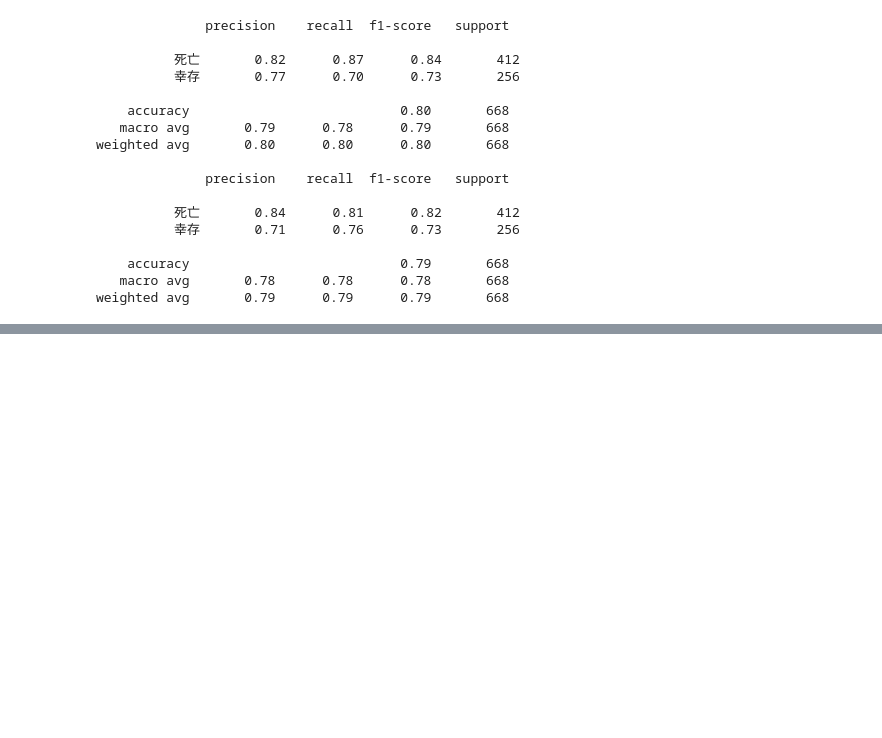
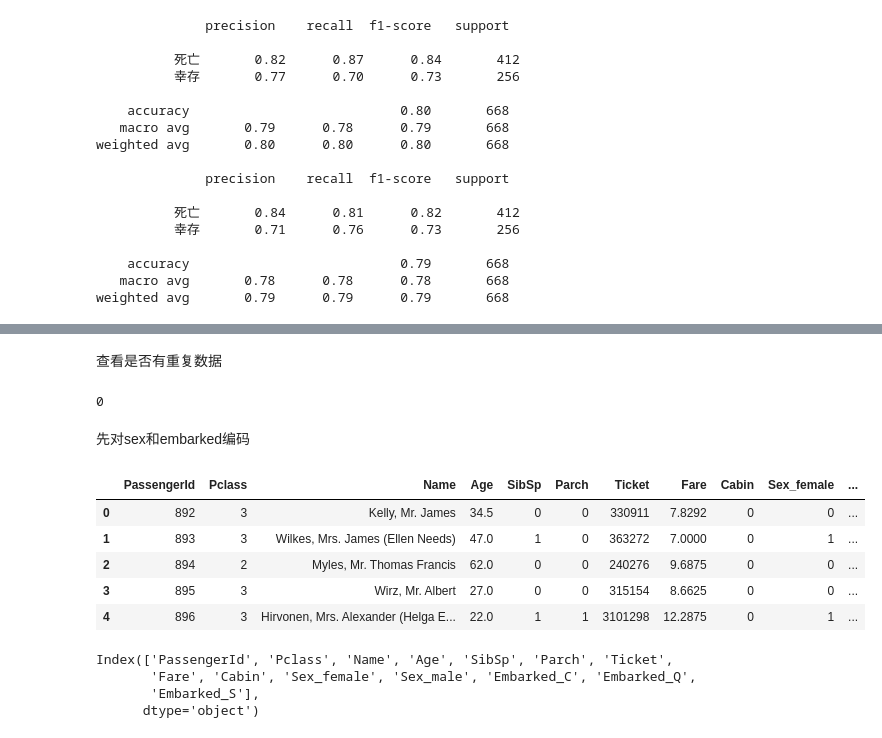
Before and after one commit to klmyty/data-analysis-datawhale, a Jupyter notebook: Chapter3/submit_kaggle.ipynb, the cells around one changed output, grey strips where cells are left out. Cells and saved outputs as stored; diff of their text form; code cells hidden in the pictures; blank space fills up the shorter version.

```diff
--- a/Chapter3/submit_kaggle.ipynb
+++ b/Chapter3/submit_kaggle.ipynb
@@ -105,0 +234,3 @@ rf = RandomForestClassifier().fit(X_train,y_train)
+# %%
+test.fillna(value=0, inplace = True)
+test.isnull().sum()
@@ -105,0 +250,32 @@ rf = RandomForestClassifier().fit(X_train,y_train)
+# %% [markdown]
+查看是否有重复数据
+# %%
+test.duplicated().sum()
+# %% [output]
+0
+# %% [markdown]
+先对sex和embarked编码
+# %%
+for column in ['Sex','Embarked']:
+    print(column)
+    encoded = pd.get_dummies(test[column], columns=column,prefix = column)
+    test = pd.concat([test, encoded], axis=1)
+test.head()
+# %%
+del test['Sex']
+del test['Embarked']
+test.head()
+# %% [output]
+|  | PassengerId | Pclass | Name | Age | SibSp | Parch | Ticket | Fare | Cabin | Sex_female | ... |
+| 0 | 892 | 3 | Kelly, Mr. James | 34.5 | 0 | 0 | 330911 | 7.8292 | 0 | 0 | ... |
+| 1 | 893 | 3 | Wilkes, Mrs. James (Ellen Needs) | 47.0 | 1 | 0 | 363272 | 7.0000 | 0 | 1 | ... |
+| 2 | 894 | 2 | Myles, Mr. Thomas Francis | 62.0 | 0 | 0 | 240276 | 9.6875 | 0 | 0 | ... |
+| 3 | 895 | 3 | Wirz, Mr. Albert | 27.0 | 0 | 0 | 315154 | 8.6625 | 0 | 0 | ... |
+| 4 | 896 | 3 | Hirvonen, Mrs. Alexander (Helga E... | 22.0 | 1 | 1 | 3101298 | 12.2875 | 0 | 1 | ... |
+# %%
+test.columns
+# %% [output]
+Index(['PassengerId', 'Pclass', 'Name', 'Age', 'SibSp', 'Parch', 'Ticket',
+       'Fare', 'Cabin', 'Sex_female', 'Sex_male', 'Embarked_C', 'Embarked_Q',
+       'Embarked_S'],
+      dtype='object')
```
Also changed, not shown: parts of 23 cells of this notebook.
